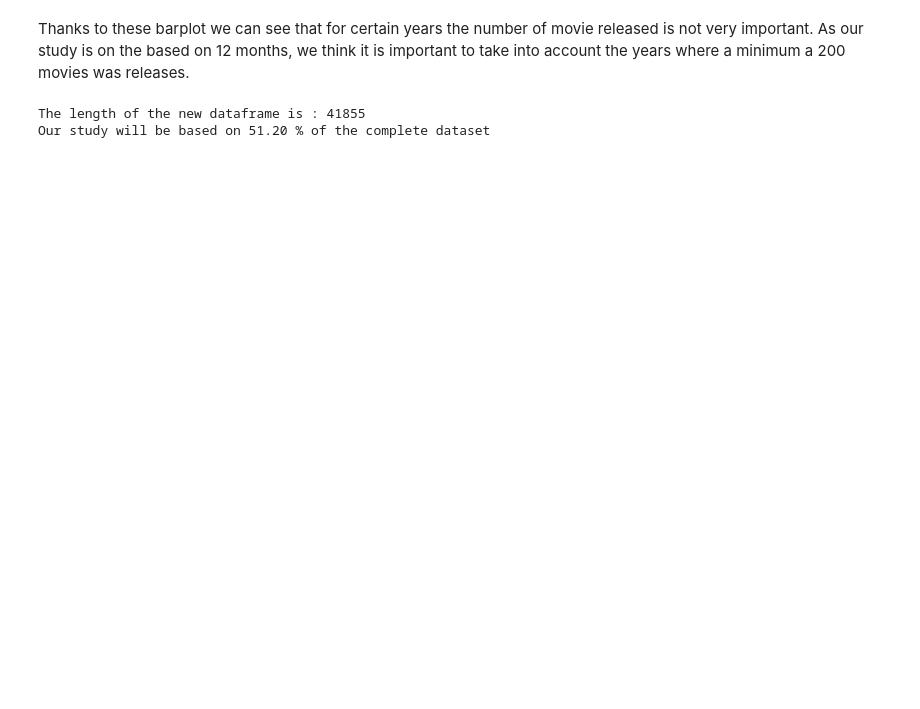
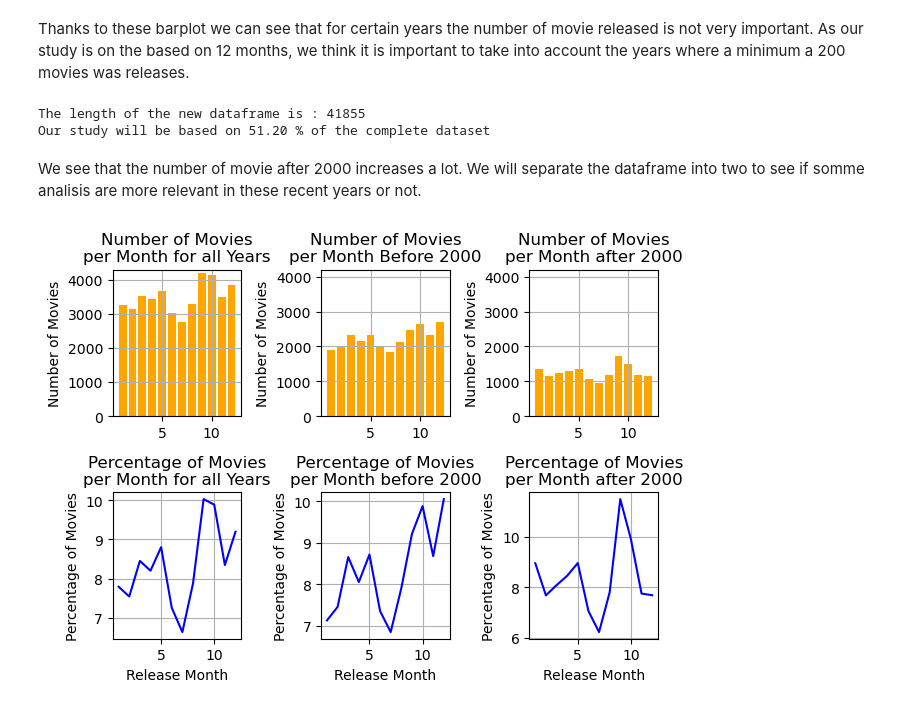
Before and after one commit to epfl-ada/ada-2023-project-dat4k, a Jupyter notebook: missingdate.ipynb, the cells around one changed output. Cells and saved outputs as stored; diff of their text form; code cells hidden in the pictures; blank space fills up the shorter version.

```diff
--- a/missingdate.ipynb
+++ b/missingdate.ipynb
@@ -145,3 +134,78 @@ print(f"The length of the new dataframe is : {len(df2)}\nOur study will be based
 # %% [output]
 The length of the new dataframe is : 41855
 Our study will be based on 51.20 % of the complete dataset
+# %% [markdown]
+We see that the number of movie after 2000 increases a lot. We will separate the dataframe into two to see if somme analisis are more relevant in these recent years or not.
+# %%
+df21 = df2.copy(deep= True)
+df22 = df2.copy(deep=True)
+
+df21 = df21[df21['Movie release Year']<2000]
+df22 = df22[df22['Movie release Year'] >= 2000]
+# %%
+# Counting number of movie per year
+film_counts_month = df2['Movie release Month'].value_counts().sort_index()
+
+# Create the first subplot for the bar plot
+plt.subplot(2, 3, 1)
+plt.bar(film_counts_month.index, film_counts_month.values, color='orange')
+plt.title('Number of Movies\nper Month for all Years')
+plt.ylabel('Number of Movies')
+plt.ylim(0,4300)
+plt.grid()
+
+# Create the second subplot for the line plot
+plt.subplot(2, 3, 4)
+plt.plot(film_counts_month.index, film_counts_month.values * 100 / film_counts_month.values.sum(), color='blue')
+plt.title('Percentage of Movies\nper Month for all Years')
+plt.xlabel('Release Month')
+plt.ylabel('Percentage of Movies')
+plt.grid()
+
+# Counting number of movie per year before 2000
+film_counts_month_1999 = df21['Movie release Month'].value_counts().sort_index()
+
+# Create the first subplot for the bar plot
+plt.subplot(2, 3, 2)
+plt.bar(film_counts_month_1999.index, film_counts_month_1999.values, color='orange')
+plt.title('Number of Movies\nper Month Before 2000')
+plt.ylabel('Number of Movies')
+plt.ylim(0,4200)
+plt.grid()
+
+# Create the second subplot for the line plot
+plt.subplot(2, 3, 5)
+plt.plot(film_counts_month_1999.index, film_counts_month_1999.values * 100 / film_counts_month_1999.values.sum(), color='blue')
+plt.title('Percentage of Movies\nper Month before 2000')
+plt.xlabel('Release Month')
+plt.ylabel('Percentage of Movies')
+
+plt.grid()
+
+# Counting number of movie per year before 2000
+film_counts_month_2000 = df22['Movie release Month'].value_counts().sort_index()
+
+# Create the first subplot for the bar plot
+plt.subplot(2, 3, 3)
+plt.bar(film_counts_month_2000.index, film_counts_month_2000.values, color='orange')
+plt.title('Number of Movies\nper Month after 2000')
+plt.ylabel('Number of Movies')
+plt.ylim(0,4200)
+plt.grid()
+
+# Create the second subplot for the line plot
+plt.subplot(2, 3, 6)
+plt.plot(film_counts_month_2000.index, film_counts_month_2000.values * 100 / film_counts_month_2000.values.sum(), color='blue')
+plt.title('Percentage of Movies\nper Month after 2000')
+plt.xlabel('Release Month')
+plt.ylabel('Percentage of Movies')
+plt.grid()
+
+
+# Adjust layout
+plt.tight_layout()
+
+# Show the plots
+plt.show()
+# %% [output]
+[figure, added]
```
Also changed, not shown: parts of 7 cells of this notebook.
